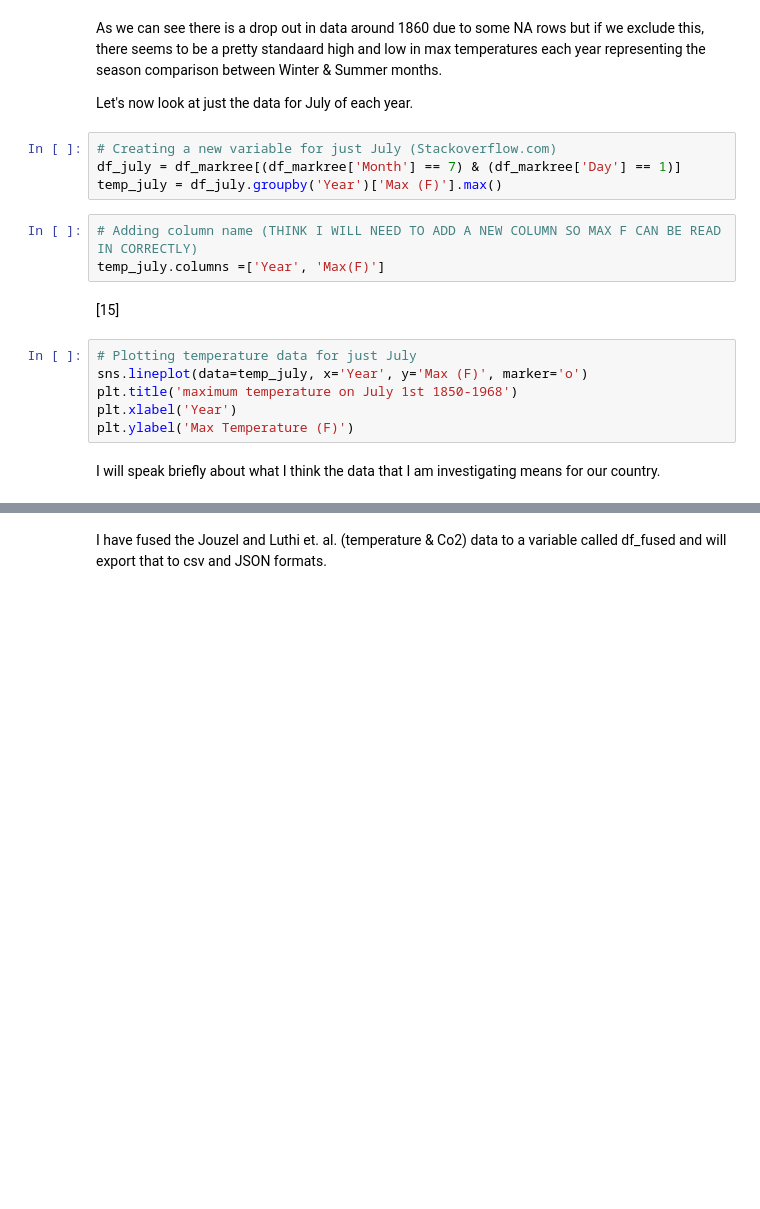
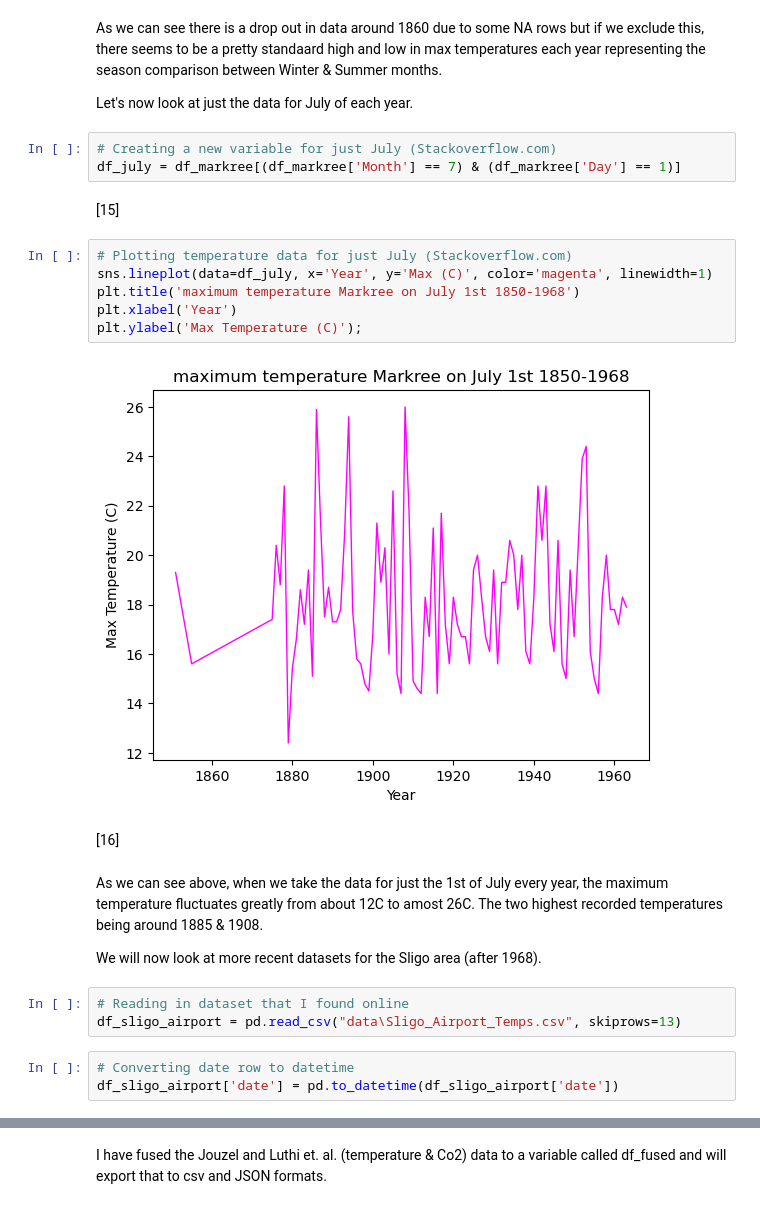
Before and after one commit to joannefeeney/programming-data-project-2, a Jupyter notebook: project.ipynb, the cells around one changed output, grey strips where cells are left out. Cells and saved outputs as stored; diff of their text form; blank space fills up the shorter version.

```diff
--- a/project.ipynb
+++ b/project.ipynb
@@ -236,17 +285,25 @@ Let's now look at just the data for July of each year.
 # %%
 # Creating a new variable for just July (Stackoverflow.com)
 df_july = df_markree[(df_markree['Month'] == 7) & (df_markree['Day'] == 1)]
-temp_july = df_july.groupby('Year')['Max (F)'].max()
-# %%
-# Adding column name (THINK I WILL NEED TO ADD A NEW COLUMN SO MAX F CAN BE READ IN CORRECTLY)
-temp_july.columns =['Year', 'Max(F)']
 # %% [markdown]
 [15]
 # %%
-# Plotting temperature data for just July
-sns.lineplot(data=temp_july, x='Year', y='Max (F)', marker='o')
-plt.title('maximum temperature on July 1st 1850-1968')
+# Plotting temperature data for just July (Stackoverflow.com)
+sns.lineplot(data=df_july, x='Year', y='Max (C)', color='magenta', linewidth=1)
+plt.title('maximum temperature Markree on July 1st 1850-1968')
 plt.xlabel('Year')
-plt.ylabel('Max Temperature (F)')
+plt.ylabel('Max Temperature (C)');
+# %% [output]
+[figure, added]
-# %% [markdown]
-I will speak briefly about what I think the data that I am investigating means for our country.
+# %% [markdown]
+[16]
+# %% [markdown]
+As we can see above, when we take the data for just the 1st of July every year, the maximum temperature fluctuates greatly from about 12C to amost 26C. The two highest recorded temperatures being around 1885 & 1908.
+
+We will now look at more recent datasets for the Sligo area (after 1968).
+# %%
+# Reading in dataset that I found online
+df_sligo_airport = pd.read_csv("data\Sligo_Airport_Temps.csv", skiprows=13)
+# %%
+# Converting date row to datetime
+df_sligo_airport['date'] = pd.to_datetime(df_sligo_airport['date'])
```
Also changed, not shown: parts of 31 cells of this notebook, 2 other files.
